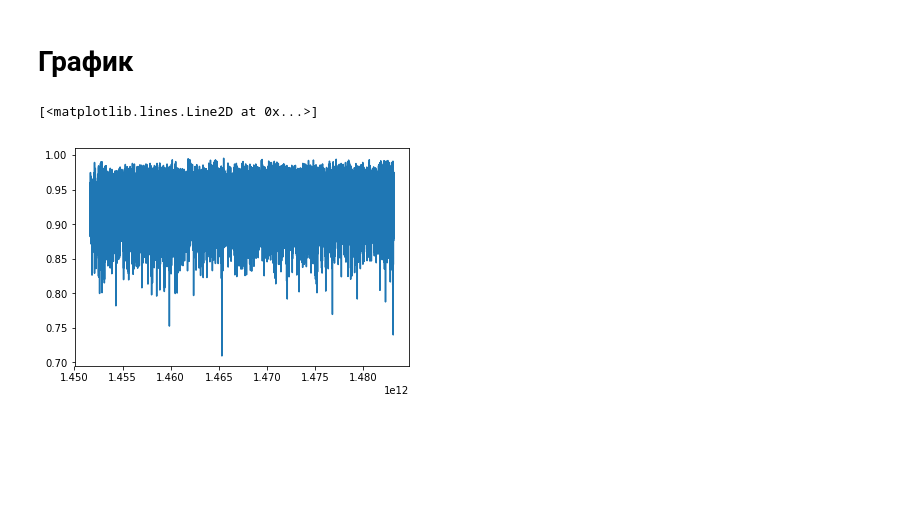
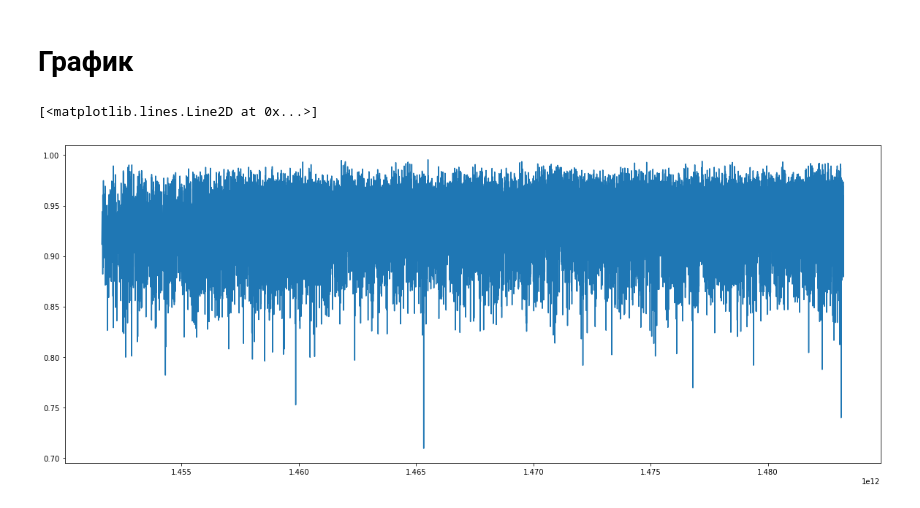
Before and after one commit to jaitl/kasandra-rus, a Jupyter notebook: kasandra_nlp/jupyter/mean/filter_year_news.ipynb, the cells around one changed output. Cells and saved outputs as stored; diff of their text form; code cells hidden in the pictures; blank space fills up the shorter version.

Commit message:
fix plot size

```diff
--- a/kasandra_nlp/jupyter/mean/filter_year_news.ipynb
+++ b/kasandra_nlp/jupyter/mean/filter_year_news.ipynb
@@ -112,7 +112,9 @@ for pos in range(0, len(news)):
 # %% [markdown]
 # График
 # %%
+plt.rcParams['figure.figsize'] = (20.0, 8.0)
+
 plt.plot(list(cos_news.keys()), list(cos_news.values()))
 # %% [output]
 [<matplotlib.lines.Line2D at 0x...>]
-[figure, old version]
+[figure, new version]
```
